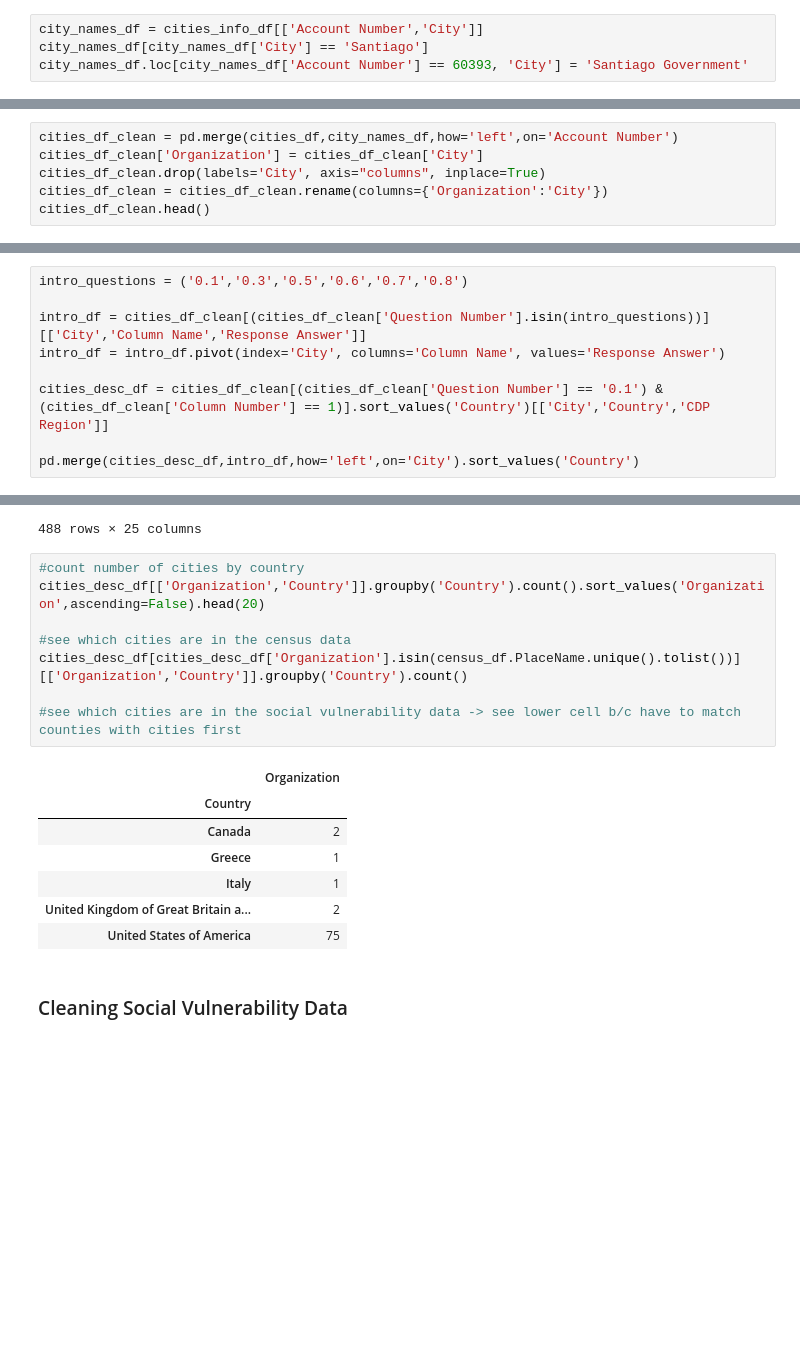
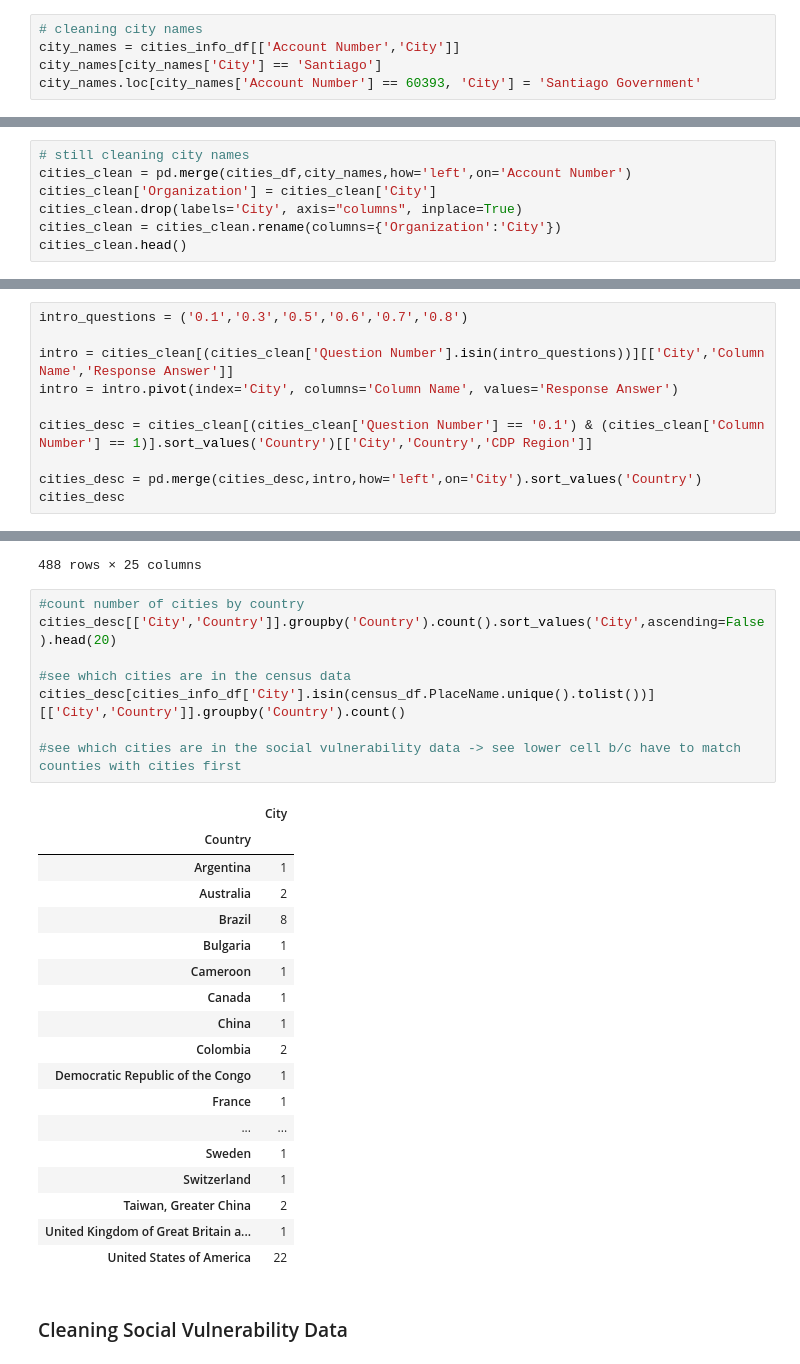
Before and after one commit to jenni4j/Climate_Dreamer_Pros, a Jupyter notebook: cities.ipynb, the cells around one changed output, grey strips where cells are left out. Saved outputs shown, nothing was run; the diff lists cells and outputs as text; blank space fills up the shorter version.

```diff
--- a/cities.ipynb
+++ b/cities.ipynb
@@ -17,9 +21,10 @@ uscities_df_orig = pd.read_csv('Supplementary Data/Simple Maps US Cities Data/us
 # %% [markdown]
 ### Cleaning City Data
 # %%
-city_names_df = cities_info_df[['Account Number','City']]
-city_names_df[city_names_df['City'] == 'Santiago']
-city_names_df.loc[city_names_df['Account Number'] == 60393, 'City'] = 'Santiago Government'
+# cleaning city names
+city_names = cities_info_df[['Account Number','City']]
+city_names[city_names['City'] == 'Santiago']
+city_names.loc[city_names['Account Number'] == 60393, 'City'] = 'Santiago Government'
 # %% [output]
 A value is trying to be set on a copy of a slice from a DataFrame.
 Try using .loc[row_indexer,col_indexer] = value instead
@@ -29,11 +34,12 @@ See the caveats in the documentation: https://pandas.pydata.org/pandas-docs/stab
 # %% [markdown]
 <span style="color:red">To do: Look at other year surveys</span>
 # %%
-cities_df_clean = pd.merge(cities_df,city_names_df,how='left',on='Account Number')
-cities_df_clean['Organization'] = cities_df_clean['City']
-cities_df_clean.drop(labels='City', axis="columns", inplace=True)
-cities_df_clean = cities_df_clean.rename(columns={'Organization':'City'})
-cities_df_clean.head()
+# still cleaning city names
+cities_clean = pd.merge(cities_df,city_names,how='left',on='Account Number')
+cities_clean['Organization'] = cities_clean['City']
+cities_clean.drop(labels='City', axis="columns", inplace=True)
+cities_clean = cities_clean.rename(columns={'Organization':'City'})
+cities_clean.head()
 # %% [output]
 |  | Questionnaire | Year Reported to CDP | Account Number | City | Country | CDP Region | Parent Section | ... |
 | 0 | CDP Cities 2018 | 2018 | 3203 | Chicago | United States of America | North America | Water | ... |
@@ -67,12 +97,13 @@ corps_cc_full.head()
 # %%
 intro_questions = ('0.1','0.3','0.5','0.6','0.7','0.8')
 
-intro_df = cities_df_clean[(cities_df_clean['Question Number'].isin(intro_questions))][['City','Column Name','Response Answer']]
-intro_df = intro_df.pivot(index='City', columns='Column Name', values='Response Answer')
+intro = cities_clean[(cities_clean['Question Number'].isin(intro_questions))][['City','Column Name','Response Answer']]
+intro = intro.pivot(index='City', columns='Column Name', values='Response Answer')
 
-cities_desc_df = cities_df_clean[(cities_df_clean['Question Number'] == '0.1') & (cities_df_clean['Column Number'] == 1)].sort_values('Country')[['City','Country','CDP Region']]
+cities_desc = cities_clean[(cities_clean['Question Number'] == '0.1') & (cities_clean['Column Number'] == 1)].sort_values('Country')[['City','Country','CDP Region']]
 
-pd.merge(cities_desc_df,intro_df,how='left',on='City').sort_values('Country')
+cities_desc = pd.merge(cities_desc,intro,how='left',on='City').sort_values('Country')
+cities_desc
 # %% [output]
 |  | City | Country | CDP Region | Administrative boundary | Annual operating budget | Average altitude (m) | ... |
 | 0 | San Isidro (Argentina) | Argentina | Latin America | City / Municipality | 5998952920 | 20 | ... |
@@ -89,19 +120,30 @@ pd.merge(cities_desc_df,intro_df,how='left',on='City').sort_values('Country')
 488 rows × 25 columns
 # %%
 #count number of cities by country
-cities_desc_df[['Organization','Country']].groupby('Country').count().sort_values('Organization',ascending=False).head(20)
+cities_desc[['City','Country']].groupby('Country').count().sort_values('City',ascending=False).head(20)
 
 #see which cities are in the census data
-cities_desc_df[cities_desc_df['Organization'].isin(census_df.PlaceName.unique().tolist())][['Organization','Country']].groupby('Country').count()
+cities_desc[cities_info_df['City'].isin(census_df.PlaceName.unique().tolist())][['City','Country']].groupby('Country').count()
 
 #see which cities are in the social vulnerability data -> see lower cell b/c have to match counties with cities first
 # %% [output]
-|  | Organization |
+|  | City |
 | Country |  |
-| Canada | 2 |
-| Greece | 1 |
-| Italy | 1 |
-| United Kingdom of Great Britain a... | 2 |
-| United States of America | 75 |
+| Argentina | 1 |
+| Australia | 2 |
+| Brazil | 8 |
+| Bulgaria | 1 |
+| Cameroon | 1 |
+| Canada | 1 |
+| China | 1 |
+| Colombia | 2 |
+| Democratic Republic of the Congo | 1 |
+| France | 1 |
+| ... | ... |
+| Sweden | 1 |
+| Switzerland | 1 |
+| Taiwan, Greater China | 2 |
+| United Kingdom of Great Britain a... | 1 |
+| United States of America | 22 |
 # %% [markdown]
 ### Cleaning Social Vulnerability Data
```
Also changed, not shown: parts of 36 cells of this notebook.
